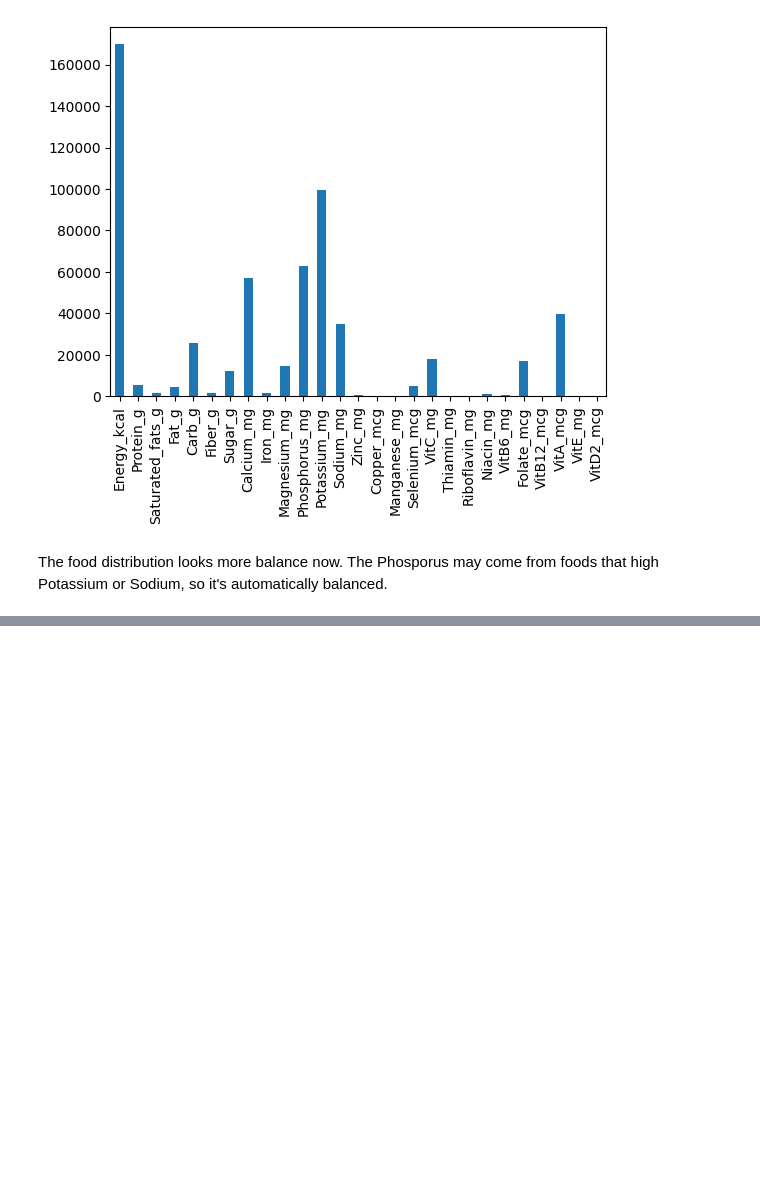
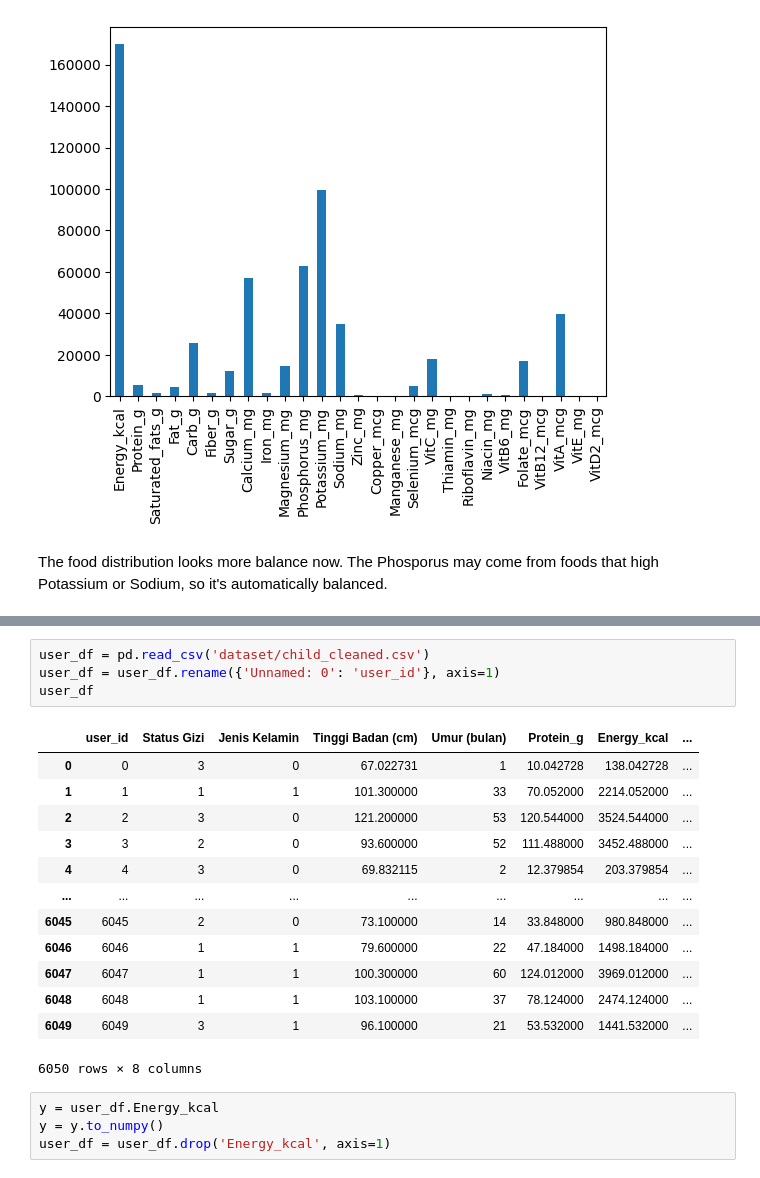
Before and after one commit to StuntShield/stunt-shield-food-recommender-model, a Jupyter notebook: Food Recommendation System.ipynb, the cells around one changed output, grey strips where cells are left out. Saved outputs shown, nothing was run; the diff lists cells and outputs as text; blank space fills up the shorter version.

```diff
--- a/Food Recommendation System.ipynb
+++ b/Food Recommendation System.ipynb
@@ -253,0 +363,22 @@ df
+# %%
+user_df = pd.read_csv('dataset/child_cleaned.csv')
+user_df = user_df.rename({'Unnamed: 0': 'user_id'}, axis=1)
+user_df
+# %% [output]
+|  | user_id | Status Gizi | Jenis Kelamin | Tinggi Badan (cm) | Umur (bulan) | Protein_g | Energy_kcal | ... |
+| 0 | 0 | 3 | 0 | 67.022731 | 1 | 10.042728 | 138.042728 | ... |
+| 1 | 1 | 1 | 1 | 101.300000 | 33 | 70.052000 | 2214.052000 | ... |
+| 2 | 2 | 3 | 0 | 121.200000 | 53 | 120.544000 | 3524.544000 | ... |
+| 3 | 3 | 2 | 0 | 93.600000 | 52 | 111.488000 | 3452.488000 | ... |
+| 4 | 4 | 3 | 0 | 69.832115 | 2 | 12.379854 | 203.379854 | ... |
+| ... | ... | ... | ... | ... | ... | ... | ... | ... |
+| 6045 | 6045 | 2 | 0 | 73.100000 | 14 | 33.848000 | 980.848000 | ... |
+| 6046 | 6046 | 1 | 1 | 79.600000 | 22 | 47.184000 | 1498.184000 | ... |
+| 6047 | 6047 | 1 | 1 | 100.300000 | 60 | 124.012000 | 3969.012000 | ... |
+| 6048 | 6048 | 1 | 1 | 103.100000 | 37 | 78.124000 | 2474.124000 | ... |
+| 6049 | 6049 | 3 | 1 | 96.100000 | 21 | 53.532000 | 1441.532000 | ... |
+6050 rows × 8 columns
+# %%
+y = user_df.Energy_kcal
+y = y.to_numpy()
+user_df = user_df.drop('Energy_kcal', axis=1)
```
Also changed, not shown: parts of 31 cells of this notebook, 5 other files.
